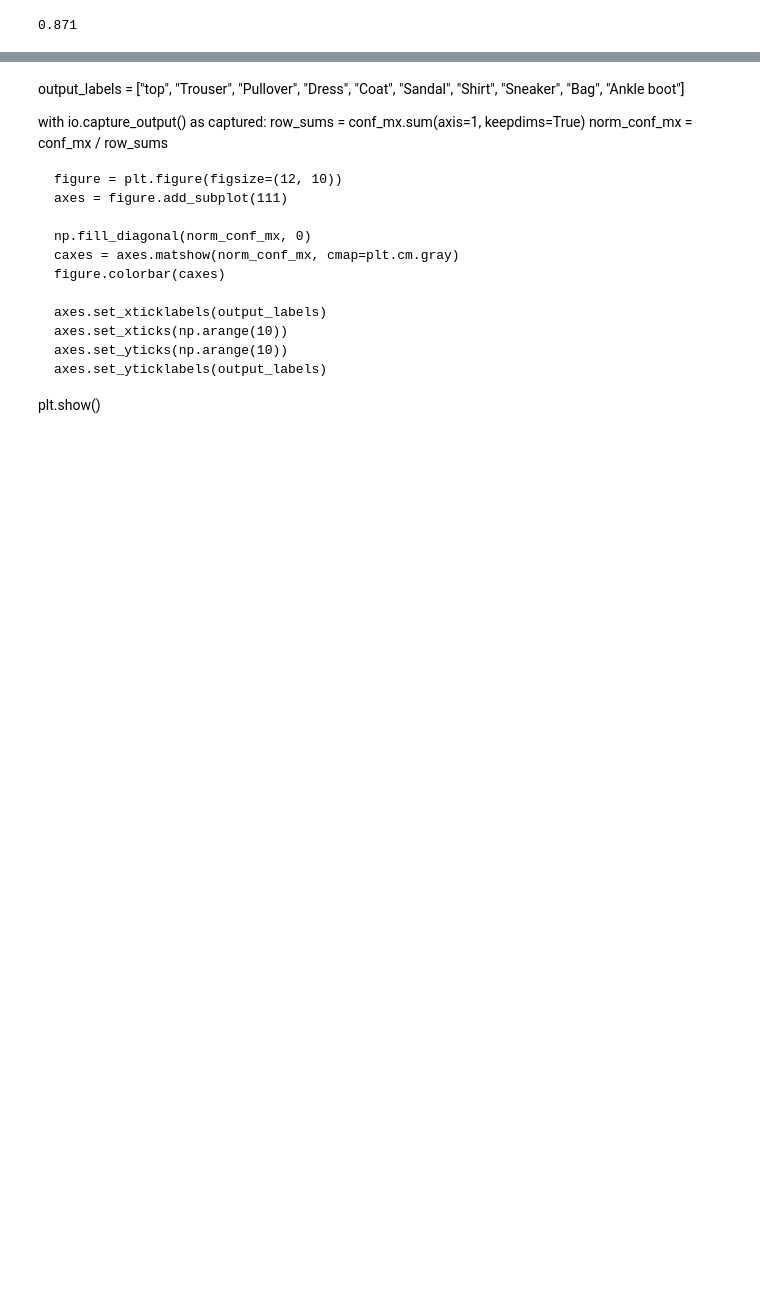
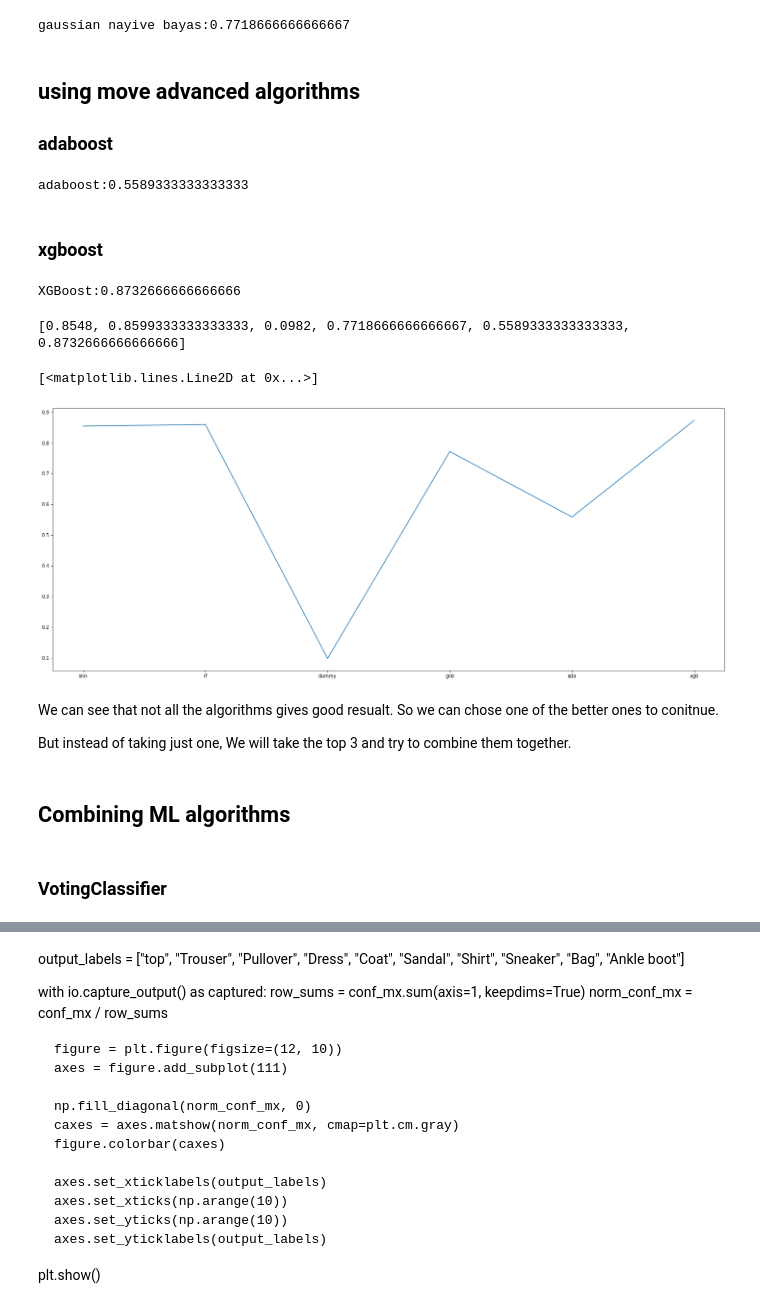
Before and after one commit to Daniel-Ros/DataSiceneIIFinalWork, a Jupyter notebook: fmnist.ipynb, the cells around one changed output, grey strips where cells are left out. Drawn from its saved outputs; the diff is of its cells as text; code cells hidden in the pictures; blank space fills up the shorter version.

```diff
--- a/fmnist.ipynb
+++ b/fmnist.ipynb
@@ -127,0 +138,9 @@ ada_clf.score(x_validate_reduced,y_validate)
+# %%
+from sklearn.dummy import DummyClassifier
+
+dc_clf = DummyClassifier(strategy="most_frequent")
+
+dc_clf.fit(x_reduced,y_train)
+score = dc_clf.score(x_validate_reduced,y_validate)
+y_axis.append(score)
+print("dummy classifier:{}".format(score))
@@ -128,11 +151,60 @@ ada_clf.score(x_validate_reduced,y_validate)
+# %%
+from sklearn.naive_bayes import GaussianNB
+
+
+gnb_clf =  GaussianNB()
+
+gnb_clf.fit(x_reduced,y_train)
+score = gnb_clf.score(x_validate_reduced,y_validate)
+y_axis.append(score)
+print("gaussian nayive bayas:{}".format(score))
+# %% [output]
+gaussian nayive bayas:0.7718666666666667
+# %% [markdown]
+## using move advanced algorithms
+
+### adaboost
+# %%
+from sklearn.ensemble import AdaBoostClassifier
+from sklearn.tree import DecisionTreeClassifier
+ada_clf =  AdaBoostClassifier(DecisionTreeClassifier(max_depth=3),n_estimators=200,learning_rate=0.2)
+
+ada_clf.fit(x_reduced,y_train)
+score = ada_clf.score(x_validate_reduced,y_validate)
+y_axis.append(score)
+print("adaboost:{}".format(score))
+# %% [output]
+adaboost:0.5589333333333333
+# %% [markdown]
+### xgboost
 # %%
 import xgboost as xgb
 
 xgb_clf = xgb.XGBClassifier(eta=0.3,max_depth=10, eval_metric='mlogloss')
-#xgb_clf.fit(x_reduced,y_train)
-#xgb_clf.score(x_validate_reduced,y_validate)
+xgb_clf.fit(x_reduced,y_train)
+score = xgb_clf.score(x_validate_reduced,y_validate)
+y_axis.append(score)
+print("XGBoost:{}".format(score))
 # %% [output]
-0.871
+XGBoost:0.8732666666666666
+# %%
+print(y_axis)
+plt.figure(figsize=(25,10))
+plt.plot(x_axis,y_axis)
+# %% [output]
+[0.8548, 0.8599333333333333, 0.0982, 0.7718666666666667, 0.5589333333333333, 0.8732666666666666]
+[<matplotlib.lines.Line2D at 0x...>]
+[figure, added]
+# %% [markdown]
+We can see that not all the algorithms gives good resualt. So we can chose one of the better ones to conitnue.
+
+But instead of taking just one, We will take the top 3 and try to combine them together.
+# %% [markdown]
+
+## Combining ML algorithms
+# %% [markdown]
+
+### VotingClassifier
 # %%
 from sklearn.ensemble import VotingClassifier
 
```
Also changed, not shown: parts of 33 cells of this notebook.
